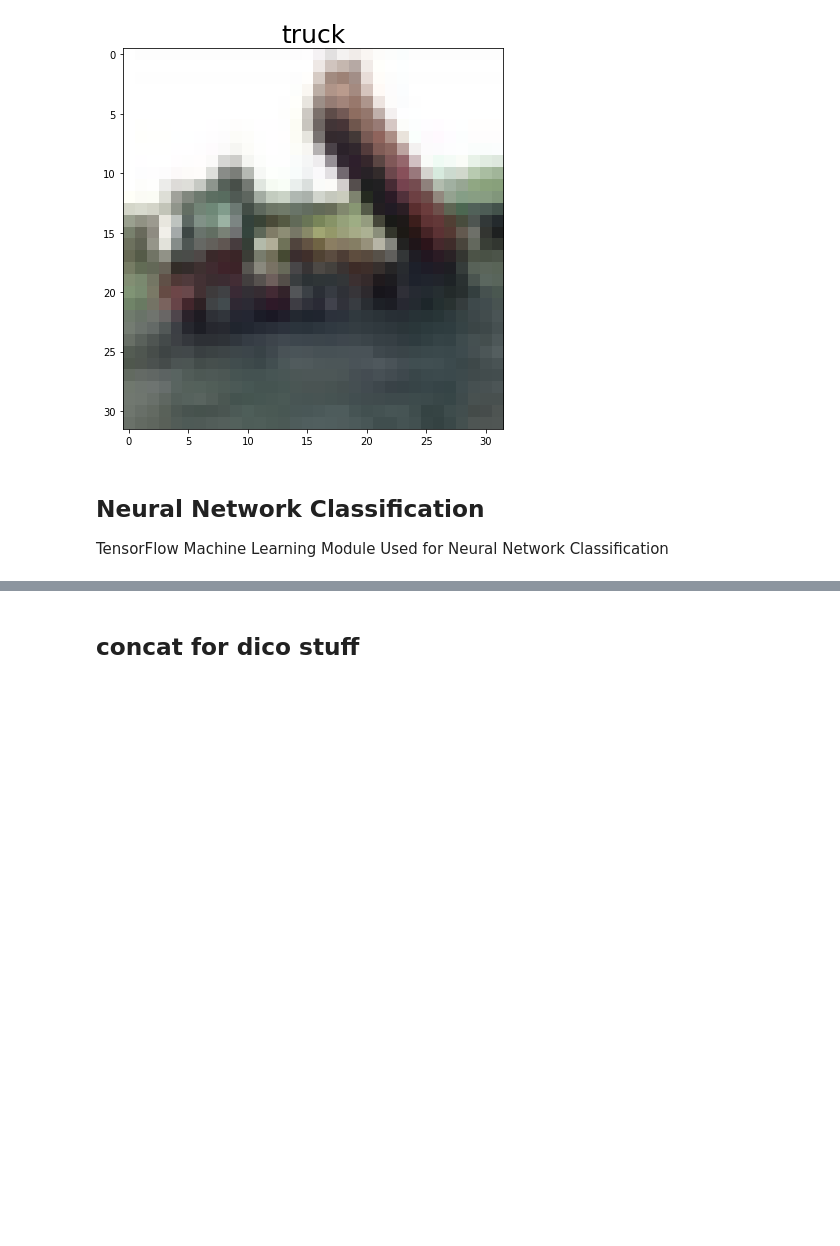
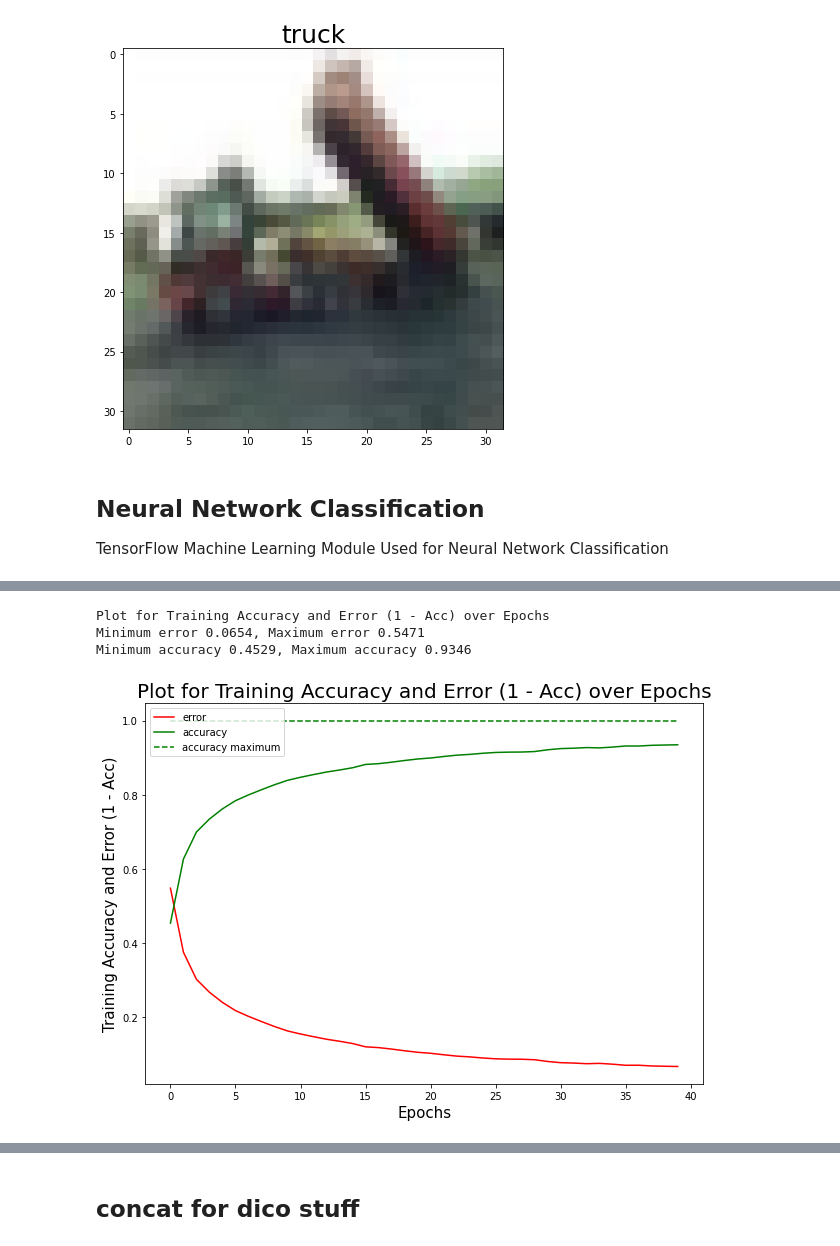
Before and after one commit to UmerFakher/INT2-Group-Project-CIFAR10, a Jupyter notebook: CIFAR10_CNN_Model_ColabShortened.ipynb, the cells around one changed output, grey strips where cells are left out. Cells and saved outputs as stored; diff of their text form; code cells hidden in the pictures; blank space fills up the shorter version.

```diff
--- a/CIFAR10_CNN_Model_ColabShortened.ipynb
+++ b/CIFAR10_CNN_Model_ColabShortened.ipynb
@@ -533,3 +613,18 @@ validation_loss, validation_accuracy = model.evaluate(testing_data, testing_labe
+# %%
+x_axis_text = "Epochs"
+y_axis_text = "Training Accuracy and Error (1 - Acc)"
+plot_title = plot_title_creater(x_axis_text, y_axis_text)
+
+print(plot_title)
+
+hdict = {'accuracy': training_history.history['accuracy'], 'error' : [(1 - acc) for acc in training_history.history['accuracy']]}
+
+plot_acc_loss(hdict, ['error', 'accuracy'], ['r', 'g'], plot_title, x_axis_text, y_axis_text)
+# %% [output]
+Plot for Training Accuracy and Error (1 - Acc) over Epochs
+Minimum error 0.0654, Maximum error 0.5471
+Minimum accuracy 0.4529, Maximum accuracy 0.9346
+[figure, added]
 # %%
 print("Testing loss on our unseen data: {}".format(validation_loss))
 print("Testing Accuracy on our unseen data: {}".format(validation_accuracy))
```
Also changed, not shown: parts of 7 cells of this notebook.
